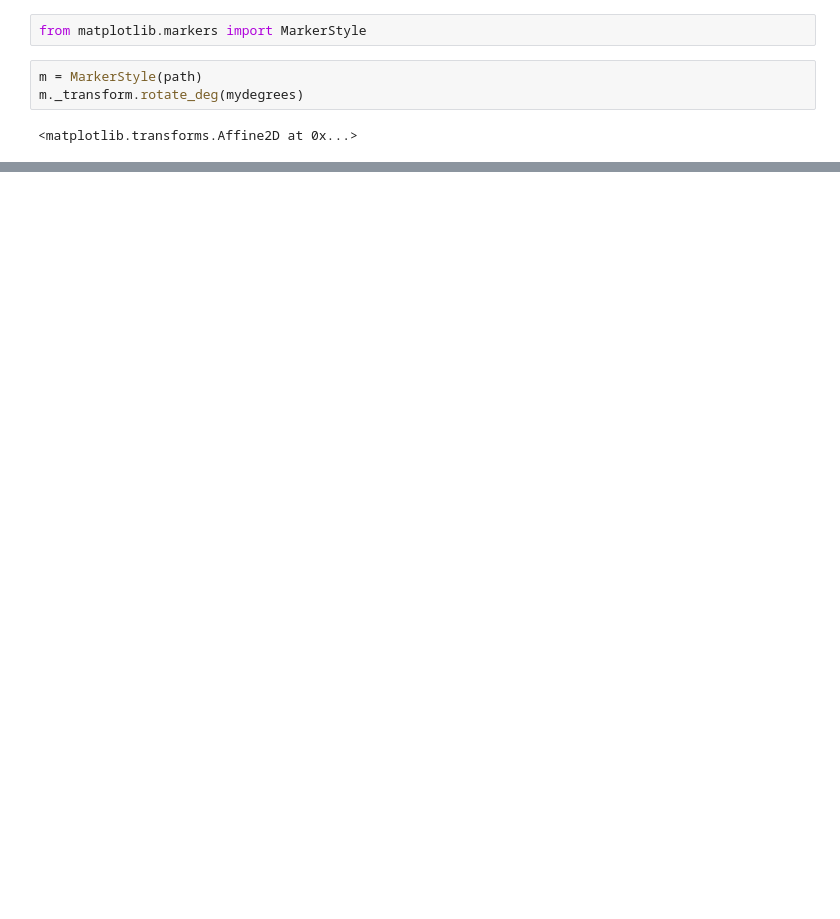
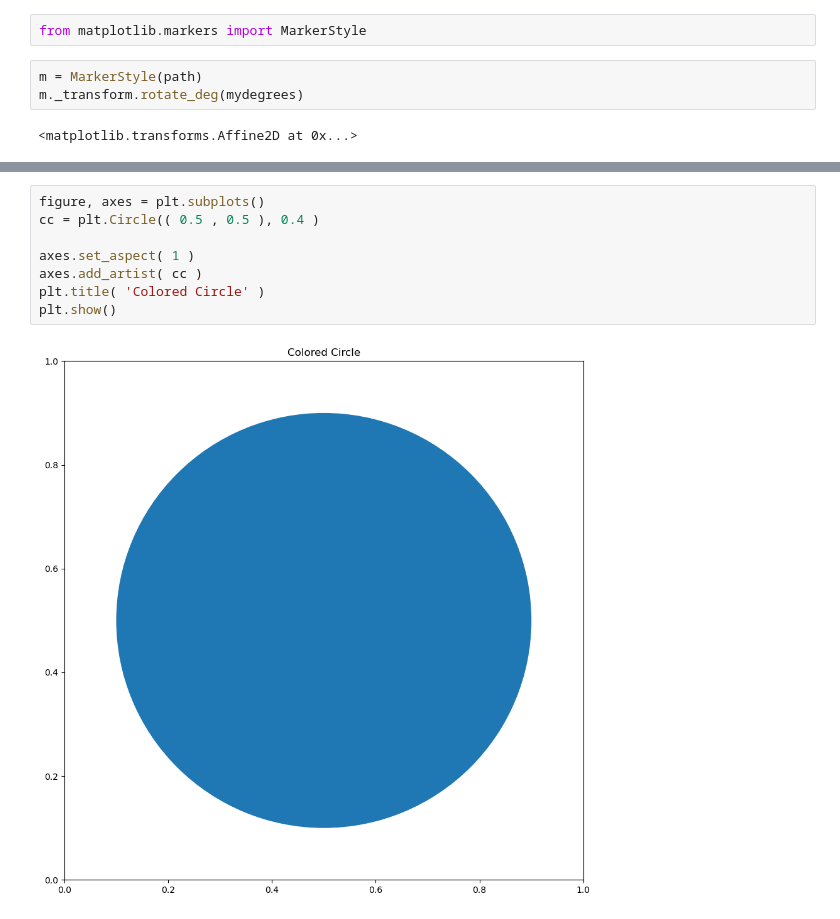
Before and after one commit to andersolson/Python-Projects, a Jupyter notebook: chaos-magick/Sandbox.ipynb, the cells around one changed output, grey strips where cells are left out. Cells and saved outputs as stored; diff of their text form; blank space fills up the shorter version.

```diff
--- a/chaos-magick/Sandbox.ipynb
+++ b/chaos-magick/Sandbox.ipynb
@@ -420,0 +453,10 @@ plt.plot(xLst, yLst, marker=m, color='black', markevery=[-1],markersize=20)
+# %%
+figure, axes = plt.subplots()
+cc = plt.Circle(( 0.5 , 0.5 ), 0.4 )
+
+axes.set_aspect( 1 )
+axes.add_artist( cc )
+plt.title( 'Colored Circle' )
+plt.show()
+# %% [output]
+[figure, added]
```
Also changed, not shown: parts of 40 cells of this notebook, 1 other file.
